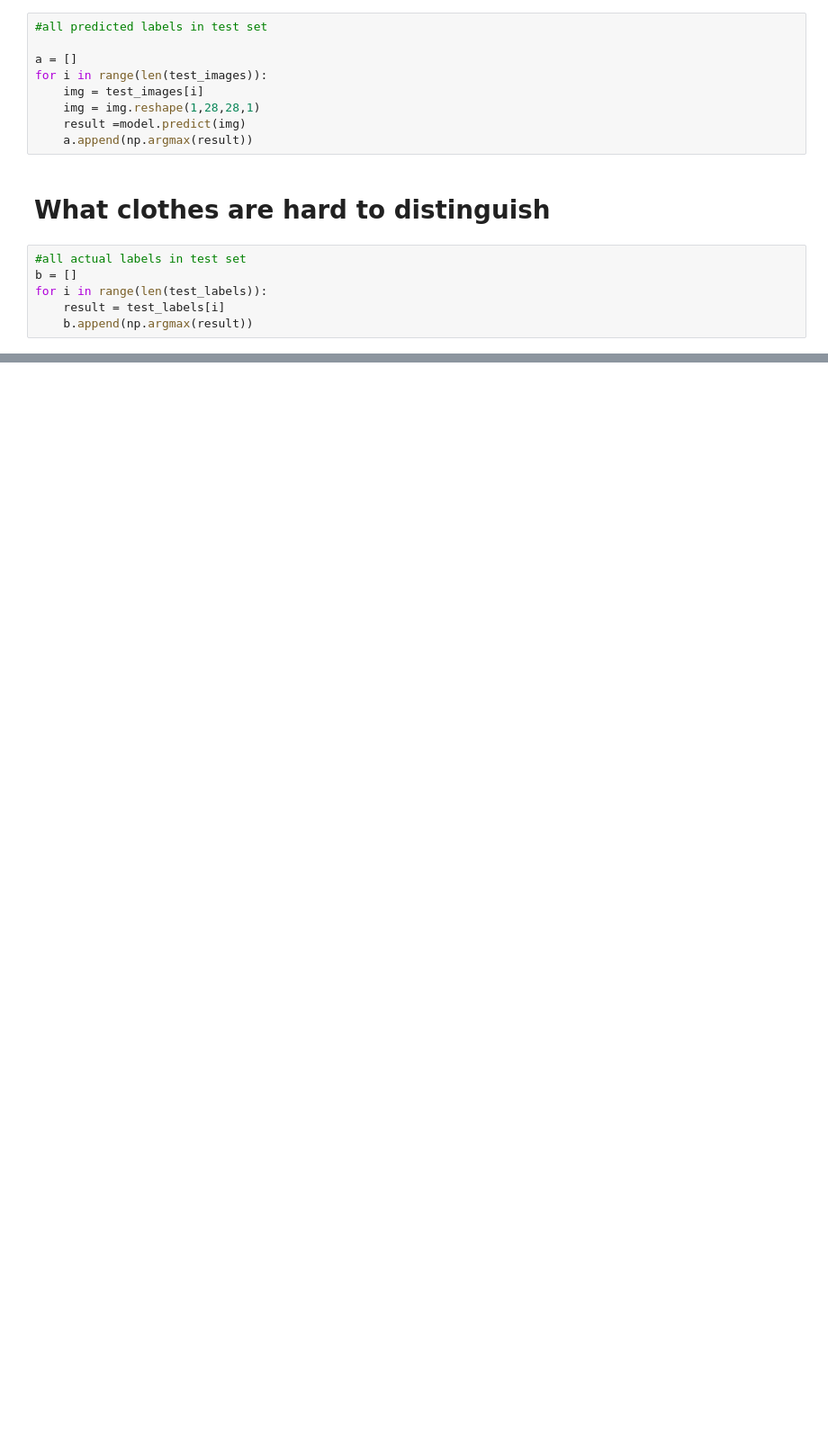
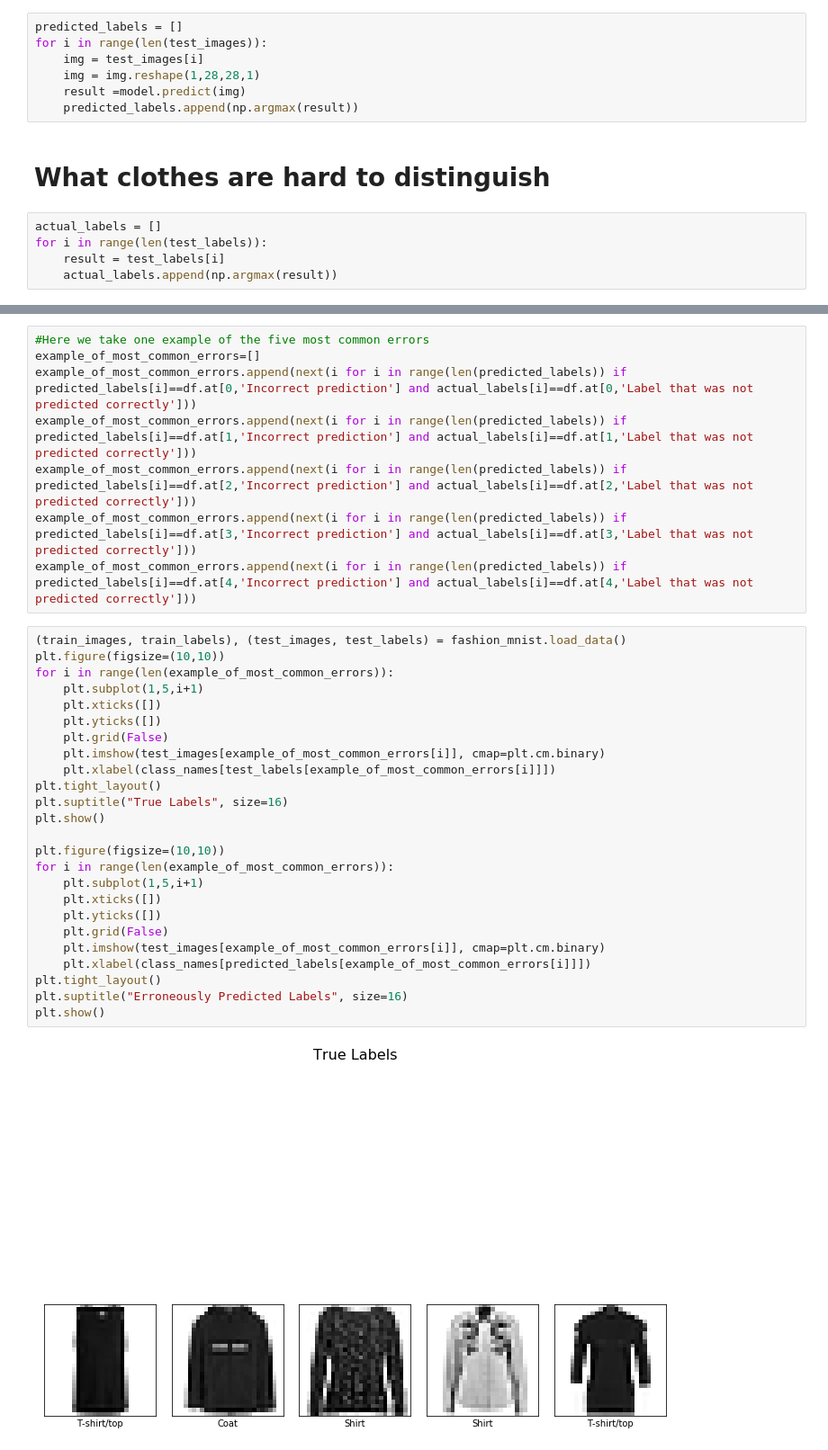
Before and after one commit to JLechuga94/Machine-Learning, a Jupyter notebook: notebook12_dm_fashion_mnist.ipynb, the cells around one changed output, grey strips where cells are left out. Shown at 90% size. Drawn from its saved outputs; the diff is of its cells as text; blank space fills up the shorter version.

```diff
--- a/notebook12_dm_fashion_mnist.ipynb
+++ b/notebook12_dm_fashion_mnist.ipynb
@@ -241,20 +241,17 @@ test_images[1].shape
 # %% [output]
 (28, 28, 1)
 # %%
-#all predicted labels in test set
-
-a = []
+predicted_labels = []
 for i in range(len(test_images)):
     img = test_images[i]
     img = img.reshape(1,28,28,1)
     result =model.predict(img)
-    a.append(np.argmax(result))
+    predicted_labels.append(np.argmax(result))
 # %% [markdown]
 # What clothes are hard to distinguish
 # %%
-#all actual labels in test set
-b = []
+actual_labels = []
 for i in range(len(test_labels)):
     result = test_labels[i]
-    b.append(np.argmax(result))
+    actual_labels.append(np.argmax(result))
 # %%
@@ -301,0 +293,35 @@ This means that the most often errors are that Label 6 is predicted instead of a
+# %%
+#Here we take one example of the five most common errors
+example_of_most_common_errors=[]
+example_of_most_common_errors.append(next(i for i in range(len(predicted_labels)) if predicted_labels[i]==df.at[0,'Incorrect prediction'] and actual_labels[i]==df.at[0,'Label that was not predicted correctly']))
+example_of_most_common_errors.append(next(i for i in range(len(predicted_labels)) if predicted_labels[i]==df.at[1,'Incorrect prediction'] and actual_labels[i]==df.at[1,'Label that was not predicted correctly']))
+example_of_most_common_errors.append(next(i for i in range(len(predicted_labels)) if predicted_labels[i]==df.at[2,'Incorrect prediction'] and actual_labels[i]==df.at[2,'Label that was not predicted correctly']))
+example_of_most_common_errors.append(next(i for i in range(len(predicted_labels)) if predicted_labels[i]==df.at[3,'Incorrect prediction'] and actual_labels[i]==df.at[3,'Label that was not predicted correctly']))
+example_of_most_common_errors.append(next(i for i in range(len(predicted_labels)) if predicted_labels[i]==df.at[4,'Incorrect prediction'] and actual_labels[i]==df.at[4,'Label that was not predicted correctly']))
+# %%
+(train_images, train_labels), (test_images, test_labels) = fashion_mnist.load_data()
+plt.figure(figsize=(10,10))
+for i in range(len(example_of_most_common_errors)):
+    plt.subplot(1,5,i+1)
+    plt.xticks([])
+    plt.yticks([])
+    plt.grid(False)
+    plt.imshow(test_images[example_of_most_common_errors[i]], cmap=plt.cm.binary)
+    plt.xlabel(class_names[test_labels[example_of_most_common_errors[i]]])
+plt.tight_layout()
+plt.suptitle("True Labels", size=16)
+plt.show()
+
+plt.figure(figsize=(10,10))
+for i in range(len(example_of_most_common_errors)):
+    plt.subplot(1,5,i+1)
+    plt.xticks([])
+    plt.yticks([])
+    plt.grid(False)
+    plt.imshow(test_images[example_of_most_common_errors[i]], cmap=plt.cm.binary)
+    plt.xlabel(class_names[predicted_labels[example_of_most_common_errors[i]]])
+plt.tight_layout()
+plt.suptitle("Erroneously Predicted Labels", size=16)
+plt.show()
+# %% [output]
+[figure, added]
```
Also changed, not shown: parts of 14 cells of this notebook.
